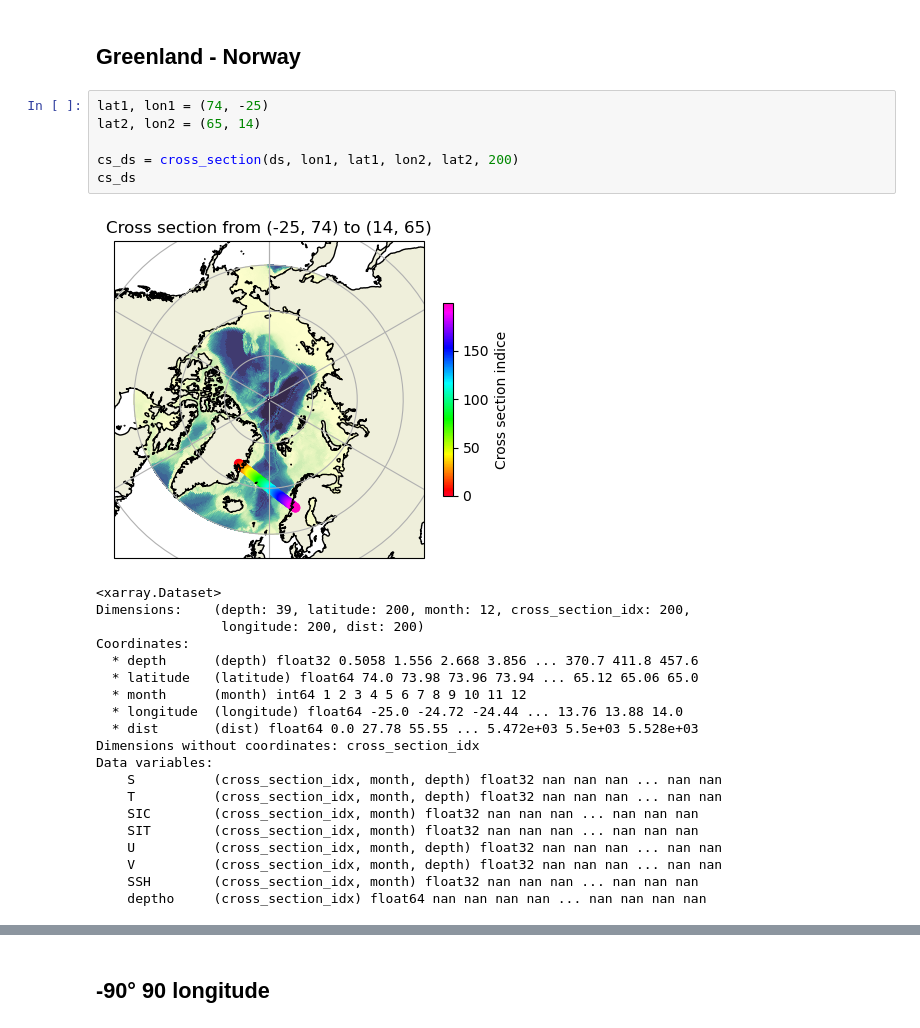
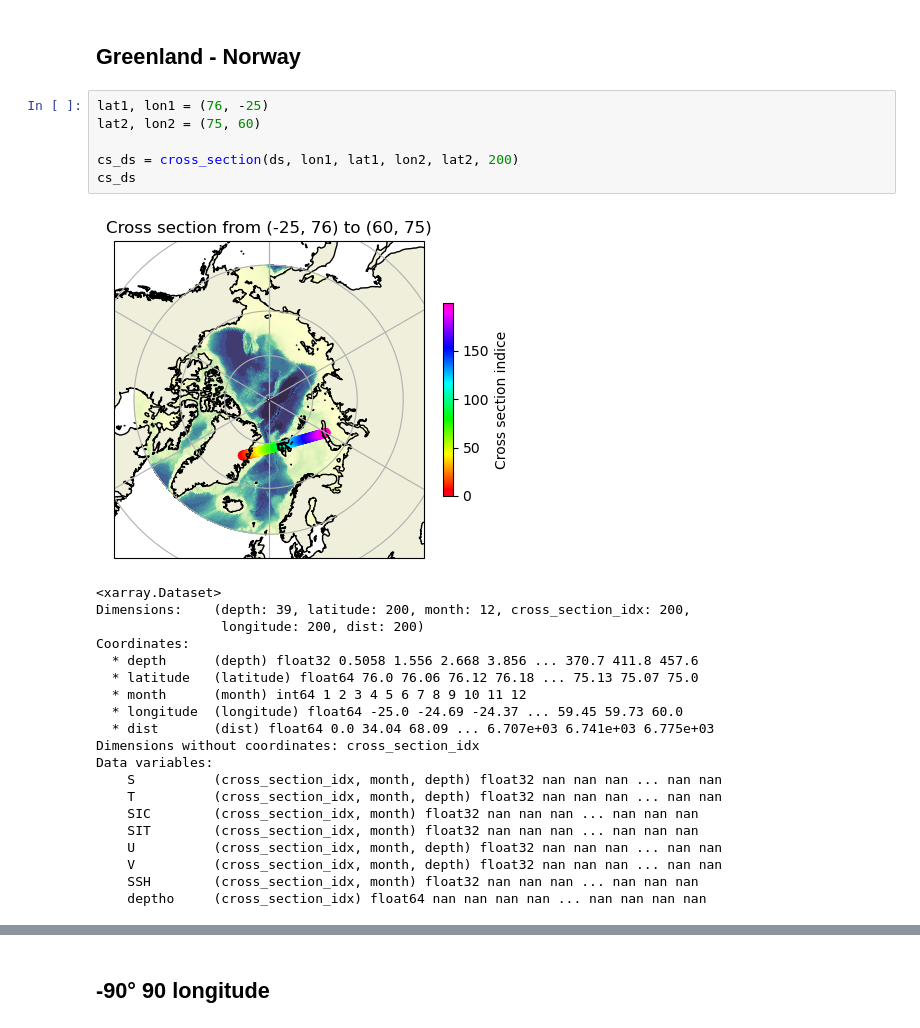
Before and after one commit to juliencollard2001/PHO_Arctic, a Jupyter notebook: climatologies_cross_sections.ipynb, the cells around one changed output, grey strips where cells are left out. Drawn from its saved outputs; the diff is of its cells as text.

```diff
--- a/climatologies_cross_sections.ipynb
+++ b/climatologies_cross_sections.ipynb
@@ -36,22 +36,22 @@ Data variables:
 # %% [markdown]
 ## Greenland - Norway
 # %%
-lat1, lon1 = (74, -25)
-lat2, lon2 = (65, 14)
+lat1, lon1 = (76, -25)
+lat2, lon2 = (75, 60)
 
 cs_ds = cross_section(ds, lon1, lat1, lon2, lat2, 200)
 cs_ds
 # %% [output]
-[figure, old version]
+[figure, new version]
 <xarray.Dataset>
 Dimensions:    (depth: 39, latitude: 200, month: 12, cross_section_idx: 200,
                 longitude: 200, dist: 200)
 Coordinates:
   * depth      (depth) float32 0.5058 1.556 2.668 3.856 ... 370.7 411.8 457.6
-  * latitude   (latitude) float64 74.0 73.98 73.96 73.94 ... 65.12 65.06 65.0
+  * latitude   (latitude) float64 76.0 76.06 76.12 76.18 ... 75.13 75.07 75.0
   * month      (month) int64 1 2 3 4 5 6 7 8 9 10 11 12
-  * longitude  (longitude) float64 -25.0 -24.72 -24.44 ... 13.76 13.88 14.0
-  * dist       (dist) float64 0.0 27.78 55.55 ... 5.472e+03 5.5e+03 5.528e+03
+  * longitude  (longitude) float64 -25.0 -24.69 -24.37 ... 59.45 59.73 60.0
+  * dist       (dist) float64 0.0 34.04 68.09 ... 6.707e+03 6.741e+03 6.775e+03
 Dimensions without coordinates: cross_section_idx
 Data variables:
     S          (cross_section_idx, month, depth) float32 nan nan nan ... nan nan
```
Also changed, not shown: parts of 2 cells of this notebook, 1 other file.
